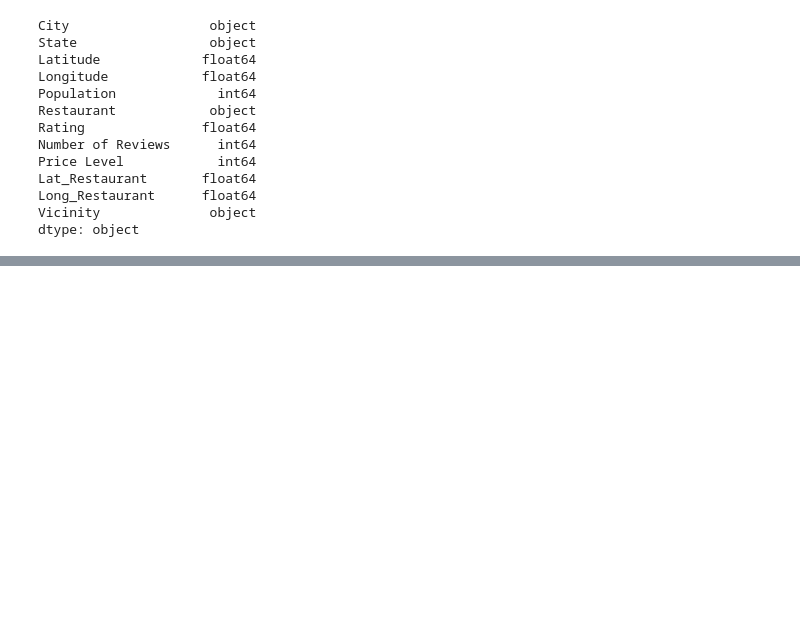
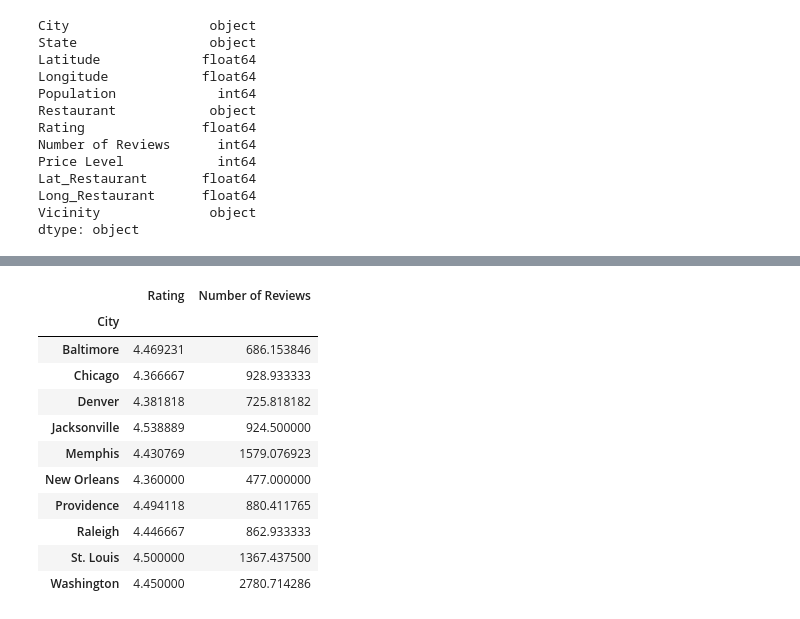
Before and after one commit to mward95/Restaurant_API, a Jupyter notebook: Matthew Ward/Restaurant_sort_df.ipynb, the cells around one changed output, grey strips where cells are left out. Cells and saved outputs as stored; diff of their text form; code cells hidden in the pictures; blank space fills up the shorter version.

```diff
--- a/Matthew Ward/Restaurant_sort_df.ipynb
+++ b/Matthew Ward/Restaurant_sort_df.ipynb
@@ -913,0 +1007,17 @@ dtype: object
+# %%
+# Plot bar
+summary_rating_df=pd.DataFrame({"Rating":mean_rating,"Number of Reviews":number_reviews})
+summary_rating_df
+# %% [output]
+|  | Rating | Number of Reviews |
+| City |  |  |
+| Baltimore | 4.469231 | 686.153846 |
+| Chicago | 4.366667 | 928.933333 |
+| Denver | 4.381818 | 725.818182 |
+| Jacksonville | 4.538889 | 924.500000 |
+| Memphis | 4.430769 | 1579.076923 |
+| New Orleans | 4.360000 | 477.000000 |
+| Providence | 4.494118 | 880.411765 |
+| Raleigh | 4.446667 | 862.933333 |
+| St. Louis | 4.500000 | 1367.437500 |
+| Washington | 4.450000 | 2780.714286 |
```
Also changed, not shown: parts of 24 cells of this notebook, 1 other file.
